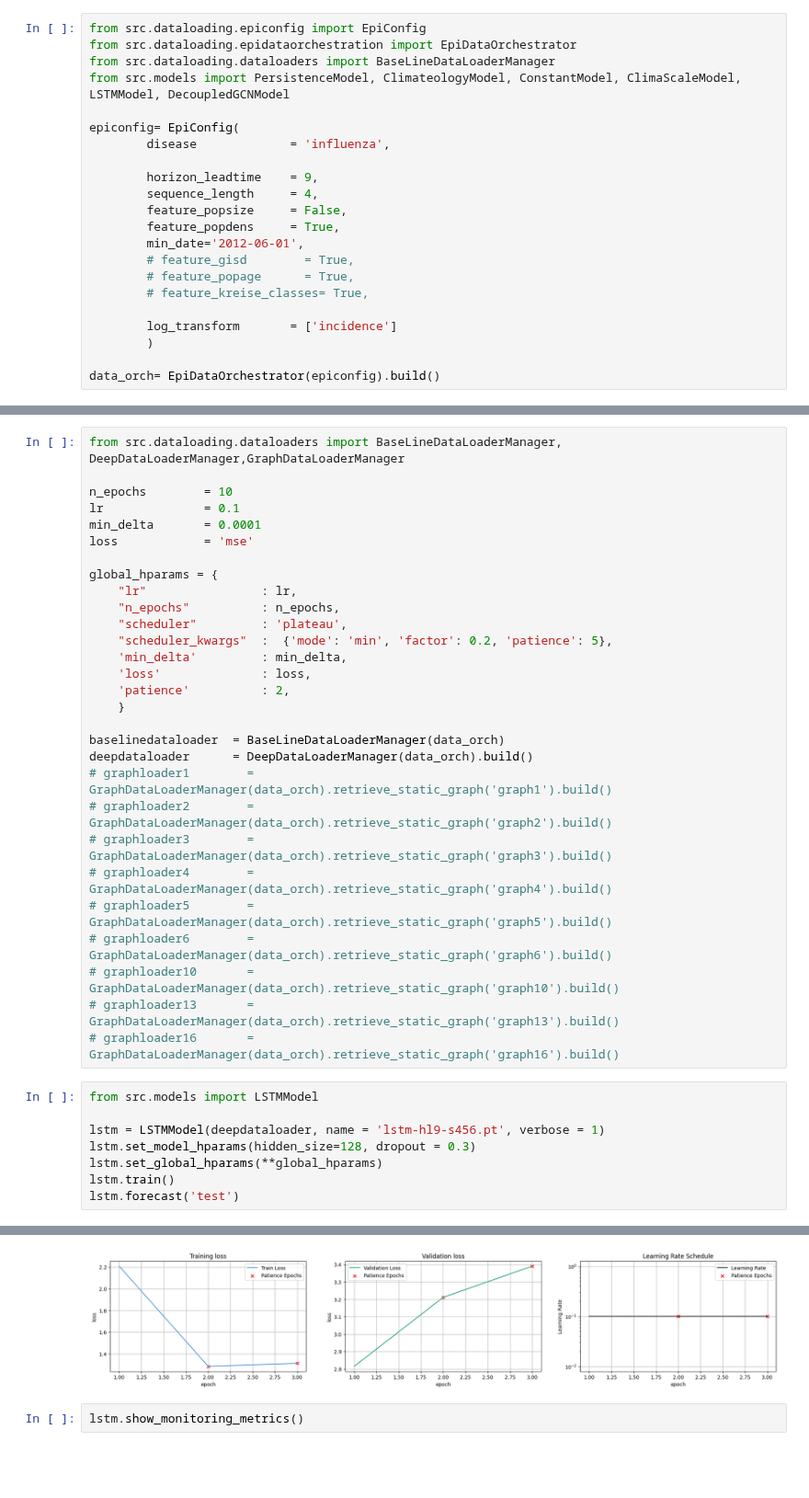
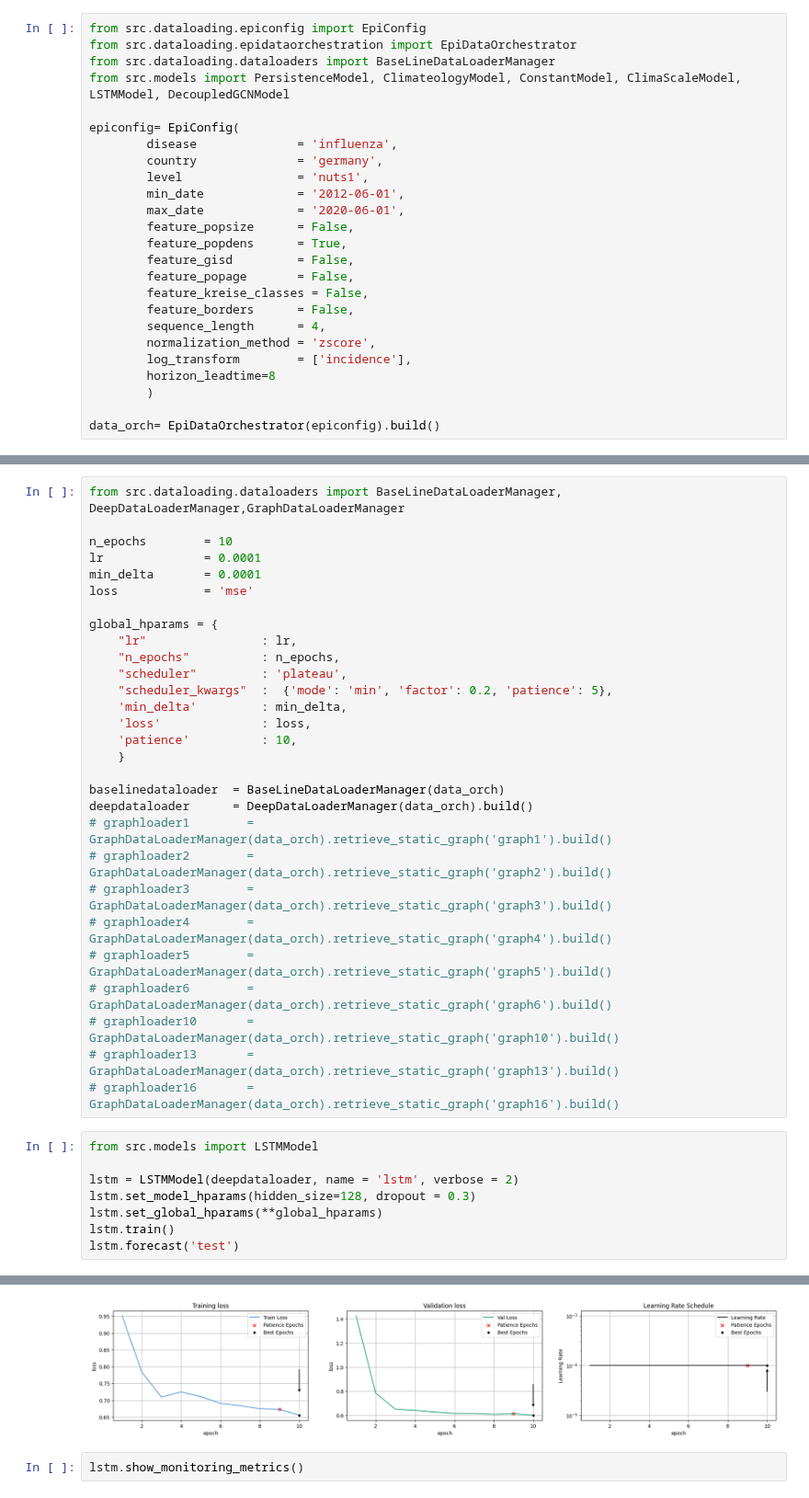
Before and after one commit to stends2001/infectious_disease_gnn, a Jupyter notebook: src/notebooks/4. vanilla deepmodels.ipynb, the cells around one changed output, grey strips where cells are left out. Shown at 92% size. Drawn from its saved outputs; the diff is of its cells as text; blank space fills up the shorter version.

```diff
--- a/src/notebooks/4. vanilla deepmodels.ipynb
+++ b/src/notebooks/4. vanilla deepmodels.ipynb
@@ -5,18 +5,21 @@ from src.dataloading.dataloaders import BaseLineDataLoaderManager
 from src.models import PersistenceModel, ClimateologyModel, ConstantModel, ClimaScaleModel, LSTMModel, DecoupledGCNModel
 
 epiconfig= EpiConfig(
-        disease             = 'influenza',
-
-        horizon_leadtime    = 9,
-        sequence_length     = 4,
-        feature_popsize     = False,
-        feature_popdens     = True,
-        min_date='2012-06-01',
-        # feature_gisd        = True,
-        # feature_popage      = True,
-        # feature_kreise_classes= True,
-
-        log_transform       = ['incidence']
+        disease              = 'influenza',
+        country              = 'germany',
+        level                = 'nuts1',
+        min_date             = '2012-06-01',
+        max_date             = '2020-06-01',
+        feature_popsize      = False,
+        feature_popdens      = True,
+        feature_gisd         = False,
+        feature_popage       = False,
+        feature_kreise_classes = False,
+        feature_borders      = False,
+        sequence_length      = 4,
+        normalization_method = 'zscore',
+        log_transform        = ['incidence'],
+        horizon_leadtime=8
         )
 
 data_orch= EpiDataOrchestrator(epiconfig).build()
@@ -24,7 +29,7 @@ data_orch= EpiDataOrchestrator(epiconfig).build()
 from src.dataloading.dataloaders import BaseLineDataLoaderManager, DeepDataLoaderManager,GraphDataLoaderManager
 
 n_epochs        = 10
-lr              = 0.1
+lr              = 0.0001
 min_delta       = 0.0001
 loss            = 'mse'
 
@@ -35,7 +40,7 @@ global_hparams = {
     "scheduler_kwargs"  :  {'mode': 'min', 'factor': 0.2, 'patience': 5},
     'min_delta'         : min_delta,
     'loss'              : loss,
-    'patience'          : 2,
+    'patience'          : 10,
     }
 
 baselinedataloader  = BaseLineDataLoaderManager(data_orch)
@@ -52,7 +57,7 @@ deepdataloader      = DeepDataLoaderManager(data_orch).build()
 # %%
 from src.models import LSTMModel
 
-lstm = LSTMModel(deepdataloader, name = 'lstm-hl9-s456.pt', verbose = 1)
+lstm = LSTMModel(deepdataloader, name = 'lstm', verbose = 2)
 lstm.set_model_hparams(hidden_size=128, dropout = 0.3)
 lstm.set_global_hparams(**global_hparams)
 lstm.train()
@@ -67,4 +83,4 @@ Restored model from best validation loss: 2.8149
-[figure, old version]
+[figure, new version]
 # %%
 lstm.show_monitoring_metrics()
 # %% [output]
```
Also changed, not shown: parts of 2 cells of this notebook, 4 other files.
